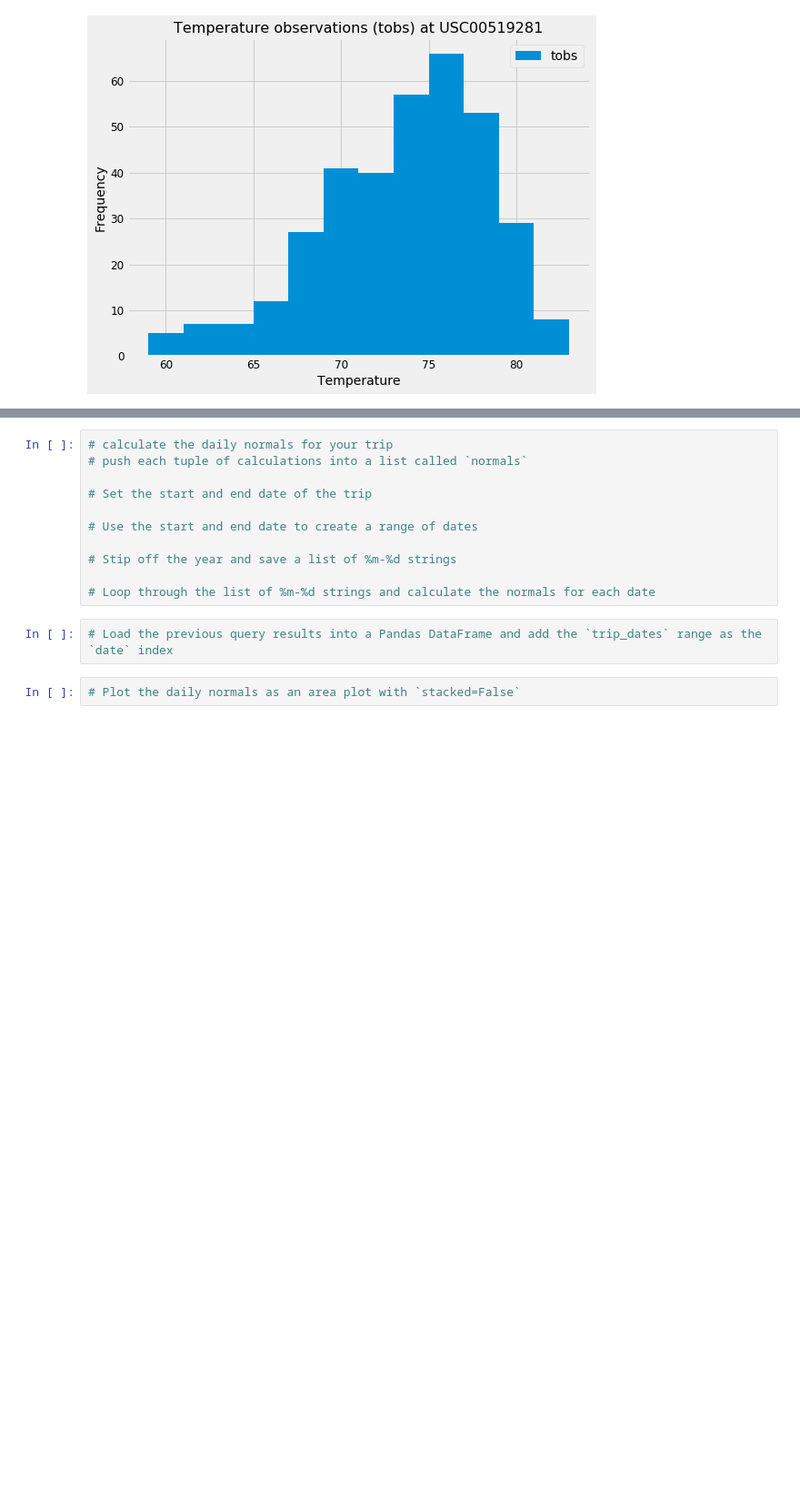
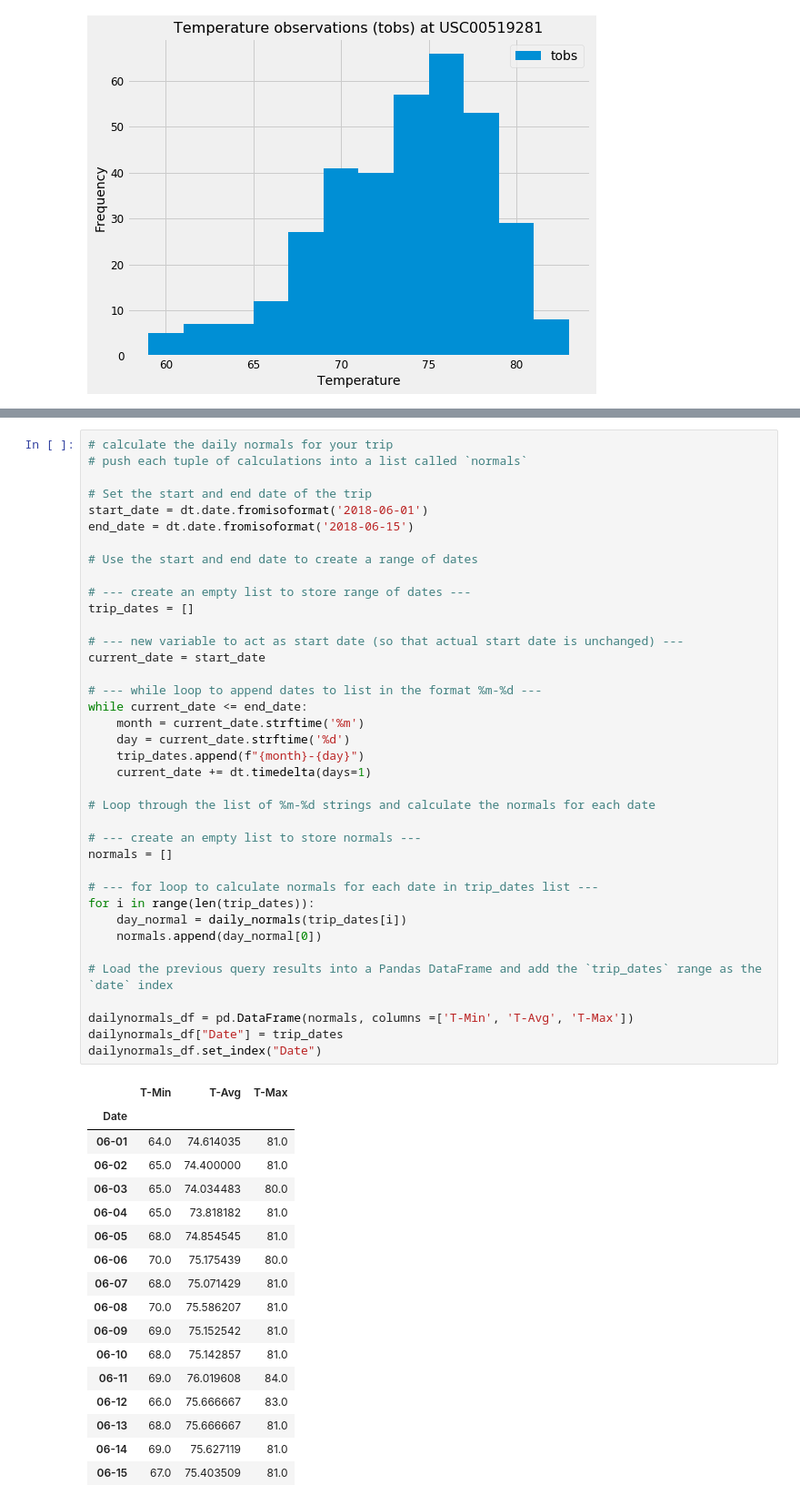
Before and after one commit to neha-nayeem/sqlalchemy-challenge, a Jupyter notebook: climate-analysis.ipynb, the cells around one changed output, grey strips where cells are left out. Shown at 91% size. Drawn from its saved outputs; the diff is of its cells as text; blank space fills up the shorter version.

```diff
--- a/climate-analysis.ipynb
+++ b/climate-analysis.ipynb
@@ -268,15 +435,56 @@ daily_normals("01-01")
-# %%
-# calculate the daily normals for your trip
-# push each tuple of calculations into a list called `normals`
-
-# Set the start and end date of the trip
-
-# Use the start and end date to create a range of dates
-
-# Stip off the year and save a list of %m-%d strings
-
-# Loop through the list of %m-%d strings and calculate the normals for each date
-# %%
-# Load the previous query results into a Pandas DataFrame and add the `trip_dates` range as the `date` index
-# %%
-# Plot the daily normals as an area plot with `stacked=False`
+# %%
+# calculate the daily normals for your trip
+# push each tuple of calculations into a list called `normals`
+
+# Set the start and end date of the trip
+start_date = dt.date.fromisoformat('2018-06-01')
+end_date = dt.date.fromisoformat('2018-06-15')
+
+# Use the start and end date to create a range of dates
+
+# --- create an empty list to store range of dates ---
+trip_dates = []
+
+# --- new variable to act as start date (so that actual start date is unchanged) ---
+current_date = start_date
+
+# --- while loop to append dates to list in the format %m-%d ---
+while current_date <= end_date:
+    month = current_date.strftime('%m')
+    day = current_date.strftime('%d')
+    trip_dates.append(f"{month}-{day}")
+    current_date += dt.timedelta(days=1)
+
+# Loop through the list of %m-%d strings and calculate the normals for each date
+
+# --- create an empty list to store normals ---
+normals = []
+
+# --- for loop to calculate normals for each date in trip_dates list ---
+for i in range(len(trip_dates)):
+    day_normal = daily_normals(trip_dates[i])
+    normals.append(day_normal[0])
+
+# Load the previous query results into a Pandas DataFrame and add the `trip_dates` range as the `date` index
+
+dailynormals_df = pd.DataFrame(normals, columns =['T-Min', 'T-Avg', 'T-Max'])
+dailynormals_df["Date"] = trip_dates
+dailynormals_df.set_index("Date")
+# %% [output]
+|  | T-Min | T-Avg | T-Max |
+| Date |  |  |  |
+| 06-01 | 64.0 | 74.614035 | 81.0 |
+| 06-02 | 65.0 | 74.400000 | 81.0 |
+| 06-03 | 65.0 | 74.034483 | 80.0 |
+| 06-04 | 65.0 | 73.818182 | 81.0 |
+| 06-05 | 68.0 | 74.854545 | 81.0 |
+| 06-06 | 70.0 | 75.175439 | 80.0 |
+| 06-07 | 68.0 | 75.071429 | 81.0 |
+| 06-08 | 70.0 | 75.586207 | 81.0 |
+| 06-09 | 69.0 | 75.152542 | 81.0 |
+| 06-10 | 68.0 | 75.142857 | 81.0 |
+| 06-11 | 69.0 | 76.019608 | 84.0 |
+| 06-12 | 66.0 | 75.666667 | 83.0 |
+| 06-13 | 68.0 | 75.666667 | 81.0 |
+| 06-14 | 69.0 | 75.627119 | 81.0 |
+| 06-15 | 67.0 | 75.403509 | 81.0 |
```
Also changed, not shown: parts of 27 cells of this notebook.
